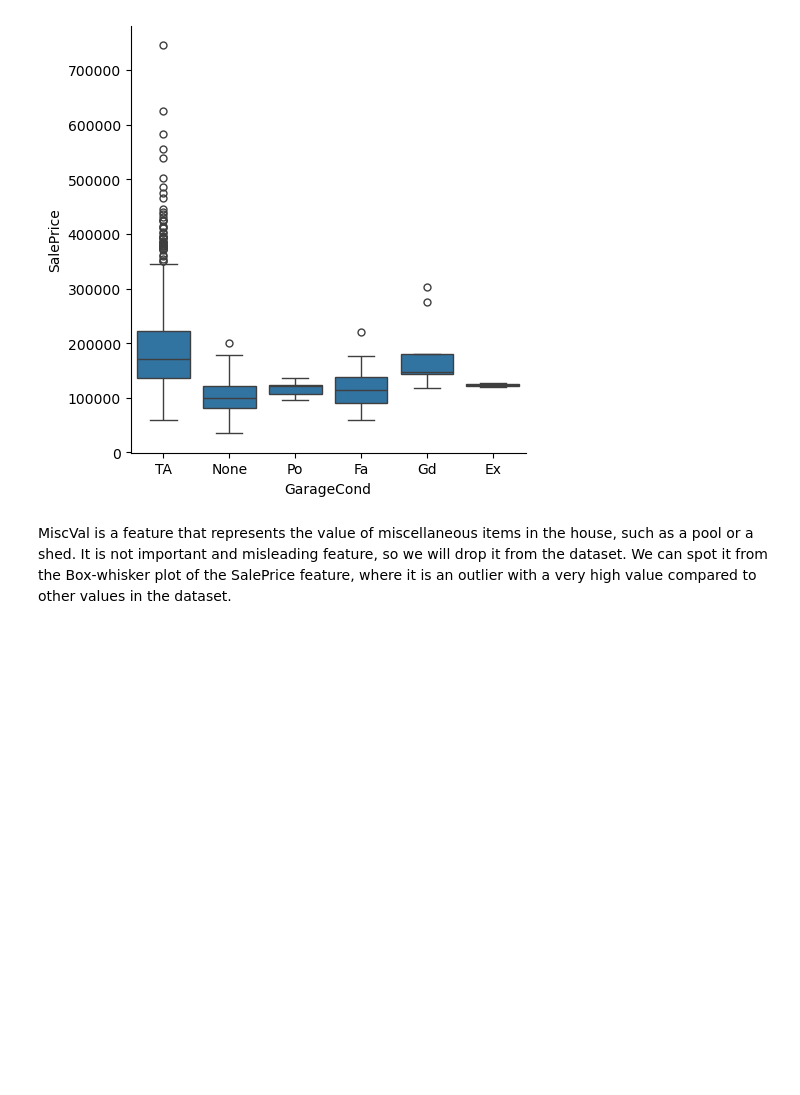
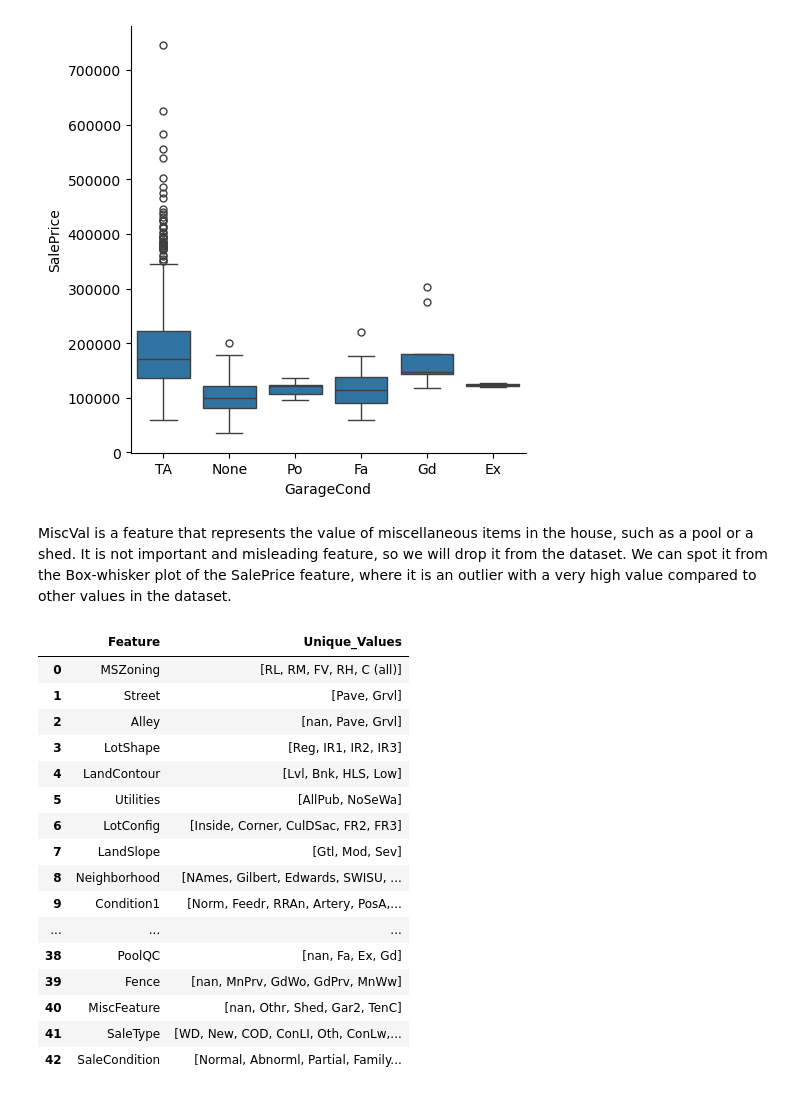
Before and after one commit to felixfaruix/kaggle-competitions, a Jupyter notebook: notebooks/HousePrices/house_prices_regression.ipynb, the cells around one changed output. Drawn from its saved outputs; the diff is of its cells as text; code cells hidden in the pictures; blank space fills up the shorter version.

```diff
--- a/notebooks/HousePrices/house_prices_regression.ipynb
+++ b/notebooks/HousePrices/house_prices_regression.ipynb
@@ -384,5 +389,5 @@ array([nan, 'MnPrv', 'GdWo', 'GdPrv', 'MnWw'], dtype=object)
 # %%
-train_data["GarageCond"] = train_data["GarageCond"].fillna("None")
+train_data["BsmtFinType2"] = train_data["BsmtFinType2"].fillna("Unf")
 # %%
 train_data["MasVnrArea"] = pd.read_csv("data/train.csv", usecols=["MasVnrArea"])["MasVnrArea"]
 # %%
@@ -398,6 +403,45 @@ sns.catplot(x="GarageCond", y="SalePrice", data=train_data, kind="box")
 # %% [markdown]
 MiscVal is a feature that represents the value of miscellaneous items in the house, such as a pool or a shed. It is not important and misleading feature, so we will drop it from the dataset.
 We can spot it from the Box-whisker plot of the SalePrice feature, where it is an outlier with a very high value compared to other values in the dataset.
+# %%
+'''Inspecting categorical features and their unique values'''
+
+# Get all categorical columns
+categorical_columns = train_data.select_dtypes(include=['object']).columns
+
+# Create a list to store dictionaries with column info
+column_info = []
+
+# Populate the list
+for col in categorical_columns:
+    unique_vals = train_data[col].unique()
+    column_info.append({'Feature': col, 'Unique_Values': list(unique_vals)})
+
+# Create DataFrame from the list
+feature_values_df = pd.DataFrame(column_info)
+
+# Display the resulting dataframe
+# Set pandas display options to show all values without truncation
+pd.set_option('display.max_colwidth', None)
+feature_values_df
+# %% [output]
+|  | Feature | Unique_Values |
+| 0 | MSZoning | [RL, RM, FV, RH, C (all)] |
+| 1 | Street | [Pave, Grvl] |
+| 2 | Alley | [nan, Pave, Grvl] |
+| 3 | LotShape | [Reg, IR1, IR2, IR3] |
+| 4 | LandContour | [Lvl, Bnk, HLS, Low] |
+| 5 | Utilities | [AllPub, NoSeWa] |
+| 6 | LotConfig | [Inside, Corner, CulDSac, FR2, FR3] |
+| 7 | LandSlope | [Gtl, Mod, Sev] |
+| 8 | Neighborhood | [NAmes, Gilbert, Edwards, SWISU, ... |
+| 9 | Condition1 | [Norm, Feedr, RRAn, Artery, PosA,... |
+| ... | ... | ... |
+| 38 | PoolQC | [nan, Fa, Ex, Gd] |
+| 39 | Fence | [nan, MnPrv, GdWo, GdPrv, MnWw] |
+| 40 | MiscFeature | [nan, Othr, Shed, Gar2, TenC] |
+| 41 | SaleType | [WD, New, COD, ConLI, Oth, ConLw,... |
+| 42 | SaleCondition | [Normal, Abnorml, Partial, Family... |
 # %%
 from sklearn.preprocessing import StandardScaler
 from sklearn.pipeline import Pipeline
```
Also changed, not shown: parts of 5 cells of this notebook.
